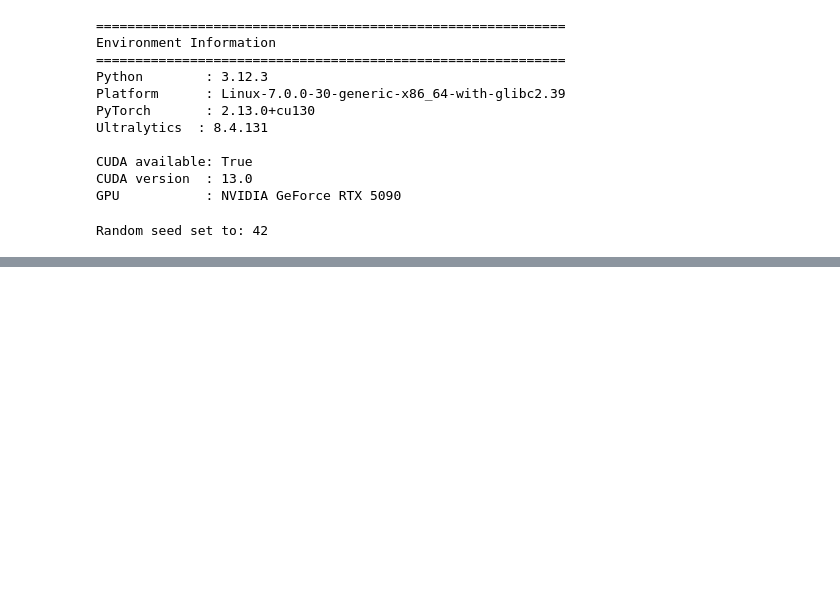
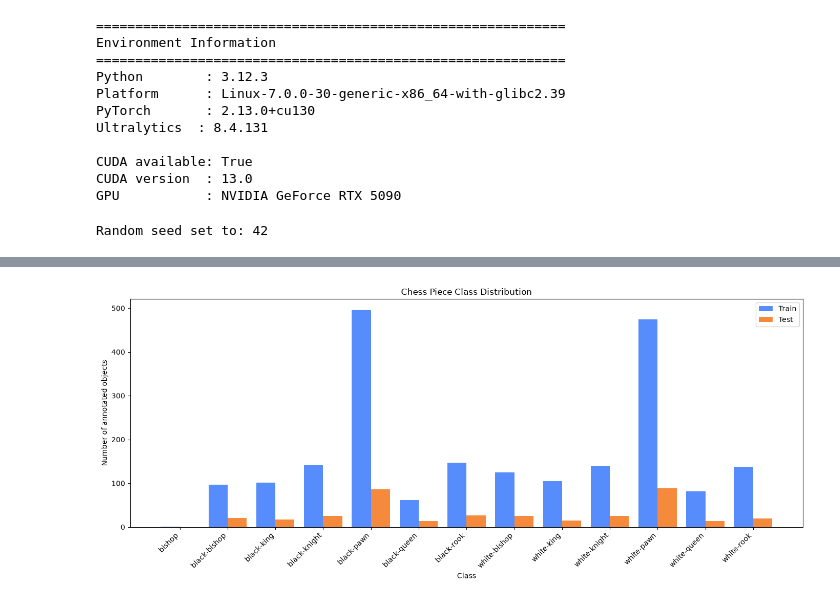
Before and after one commit to digesaremarco/Chess_Piece_Detection_ArdunioUNOQ, a Jupyter notebook: YOLOv11n_Chess_Fine_Tuning.ipynb, the cells around one changed output, grey strips where cells are left out. Drawn from its saved outputs; the diff is of its cells as text; code cells hidden in the pictures; blank space fills up the shorter version.

```diff
--- a/YOLOv11n_Chess_Fine_Tuning.ipynb
+++ b/YOLOv11n_Chess_Fine_Tuning.ipynb
@@ -118,0 +205,20 @@ Random seed set to: 42
+# %%
+from pathlib import Path
+
+DATASET_DIR = Path("datasets/chess")
+
+TRAIN_IMAGES_DIR = DATASET_DIR / "train" / "images"
+TRAIN_LABELS_DIR = DATASET_DIR / "train" / "labels"
+
+TEST_IMAGES_DIR = DATASET_DIR / "test" / "images"
+TEST_LABELS_DIR = DATASET_DIR / "test" / "labels"
+
+print("=" * 60)
+print("Dataset Paths")
+print("=" * 60)
+
+print(f"Dataset      : {DATASET_DIR.resolve()}")
+print(f"Train images : {TRAIN_IMAGES_DIR}")
+print(f"Train labels : {TRAIN_LABELS_DIR}")
+print(f"Test images  : {TEST_IMAGES_DIR}")
+print(f"Test labels  : {TEST_LABELS_DIR}")
@@ -118,0 +585,29 @@ Random seed set to: 42
+# %%
+train_counts = [
+    train_class_distribution.get(class_id, 0)
+    for class_id in range(num_classes)
+]
+
+test_counts = [
+    test_class_distribution.get(class_id, 0)
+    for class_id in range(num_classes)
+]
+
+x = np.arange(num_classes)
+width = 0.4
+
+plt.figure(figsize=(14, 6))
+
+plt.bar(x - width / 2, train_counts, width, label="Train")
+plt.bar(x + width / 2, test_counts, width, label="Test")
+
+plt.xticks(x, class_names, rotation=45, ha="right")
+plt.ylabel("Number of annotated objects")
+plt.xlabel("Class")
+plt.title("Chess Piece Class Distribution")
+plt.legend()
+
+plt.tight_layout()
+plt.show()
+# %% [output]
+[figure, added]
```
Also changed, not shown: parts of 23 cells of this notebook.
